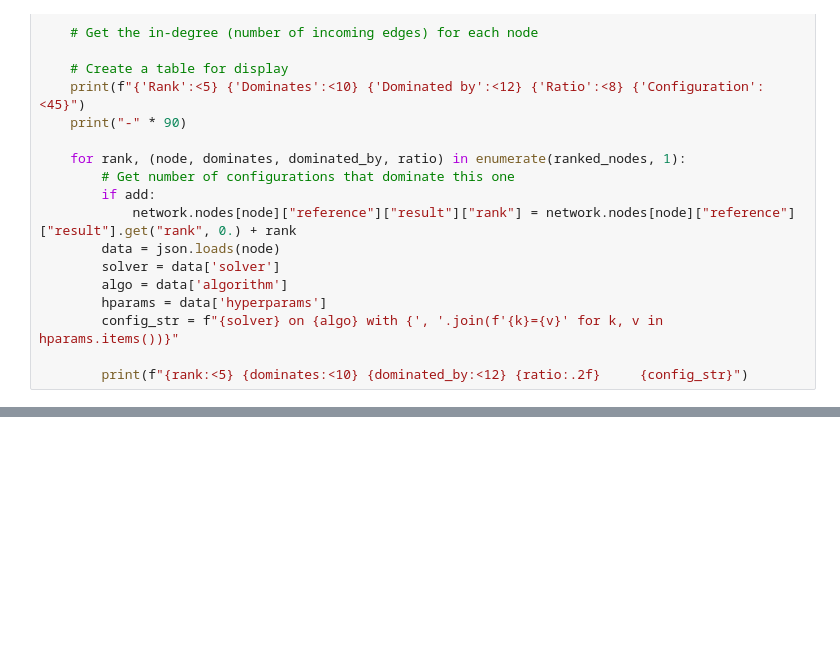
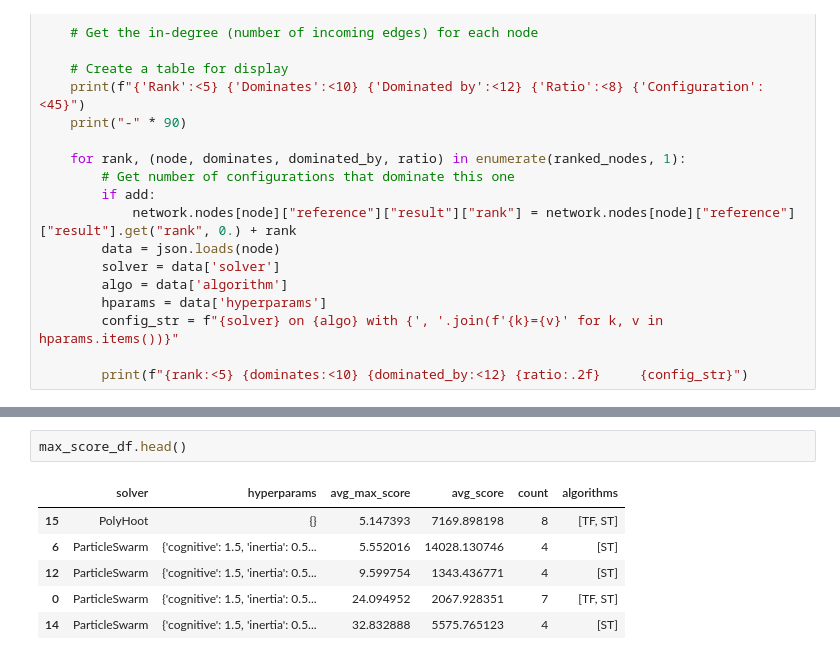
Before and after one commit to SvenHockers/velopix_tracking, a Jupyter notebook: results/best_config.ipynb, the cells around one changed output, grey strips where cells are left out. Cells and saved outputs as stored; diff of their text form; blank space fills up the shorter version.

```diff
--- a/results/best_config.ipynb
+++ b/results/best_config.ipynb
@@ -543,0 +545,9 @@ plt.show()
+# %%
+max_score_df.head()
+# %% [output]
+|  | solver | hyperparams | avg_max_score | avg_score | count | algorithms |
+| 15 | PolyHoot | {} | 5.147393 | 7169.898198 | 8 | [TF, ST] |
+| 6 | ParticleSwarm | {'cognitive': 1.5, 'inertia': 0.5... | 5.552016 | 14028.130746 | 4 | [ST] |
+| 12 | ParticleSwarm | {'cognitive': 1.5, 'inertia': 0.5... | 9.599754 | 1343.436771 | 4 | [ST] |
+| 0 | ParticleSwarm | {'cognitive': 1.5, 'inertia': 0.5... | 24.094952 | 2067.928351 | 7 | [TF, ST] |
+| 14 | ParticleSwarm | {'cognitive': 1.5, 'inertia': 0.5... | 32.832888 | 5575.765123 | 4 | [ST] |
```
Also changed, not shown: parts of 12 cells of this notebook, 1 other file.
